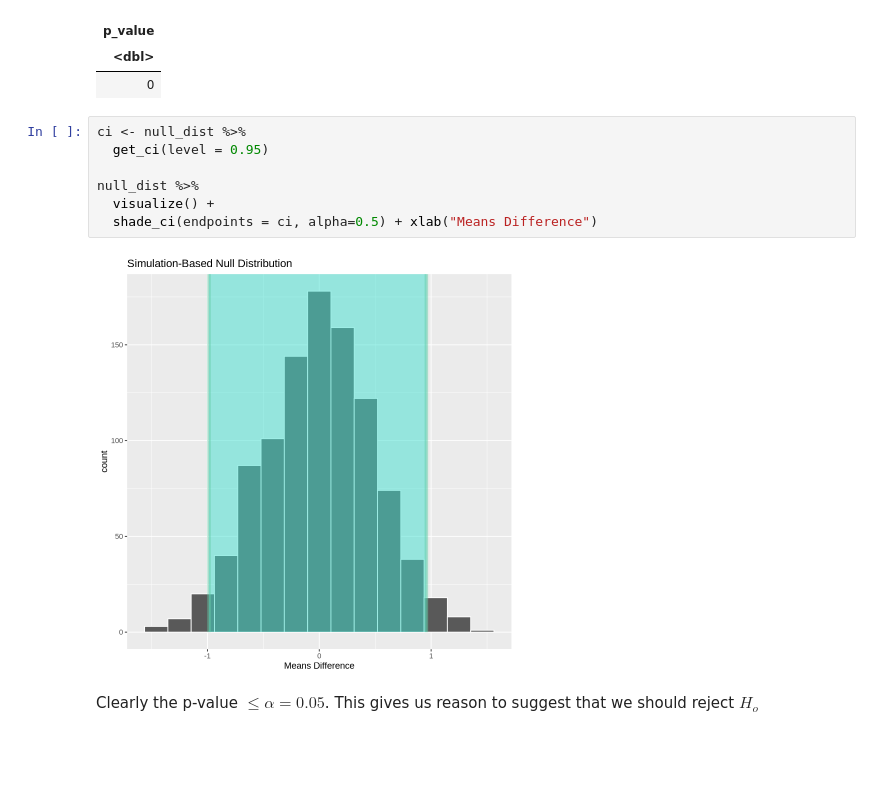
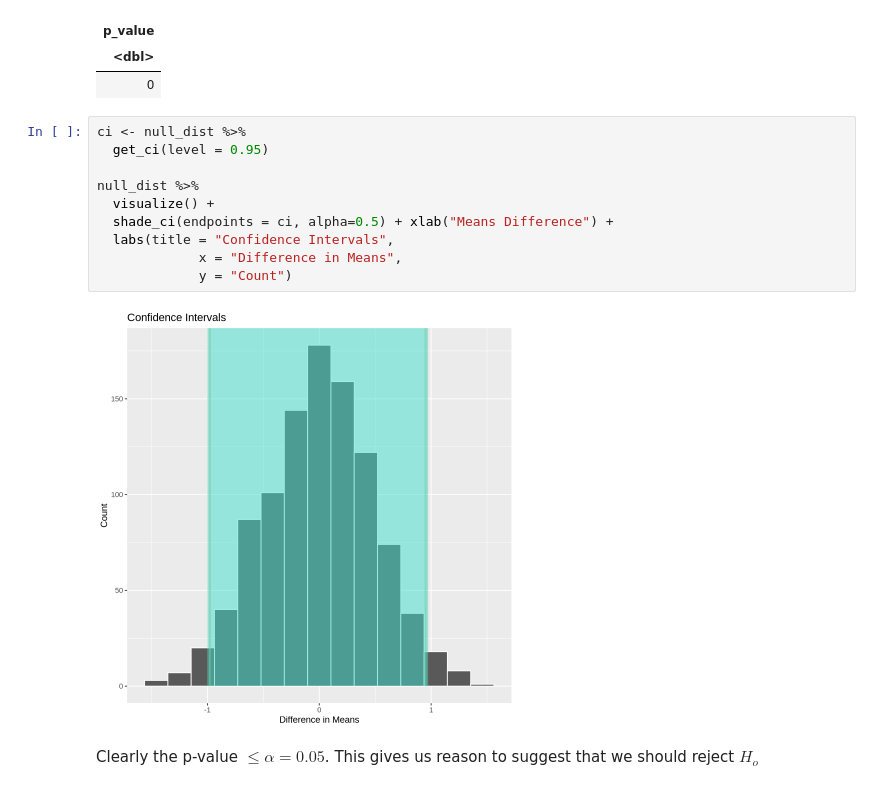
Before and after one commit to yui-ubc/stat-201-2023w1-group-20, a Jupyter notebook: finalProject.ipynb, the cells around one changed output. Cells and saved outputs as stored; diff of their text form; blank space fills up the shorter version.

```diff
--- a/finalProject.ipynb
+++ b/finalProject.ipynb
@@ -131,12 +137,15 @@ A tibble: 1 × 1
 # %%
 ci <- null_dist %>%
   get_ci(level = 0.95)
 
 null_dist %>%
   visualize() +
-  shade_ci(endpoints = ci, alpha=0.5) + xlab("Means Difference")
+  shade_ci(endpoints = ci, alpha=0.5) + xlab("Means Difference") +
+  labs(title = "Confidence Intervals",
+             x = "Difference in Means",
+             y = "Count")
 # %% [output]
-[figure, old version]
+[figure, new version]
 # %% [markdown]
 Clearly the p-value $\le \alpha = 0.05$. This gives us reason to suggest that we should reject $H_o$
 # %% [markdown]
```
Also changed, not shown: parts of 2 cells of this notebook.
